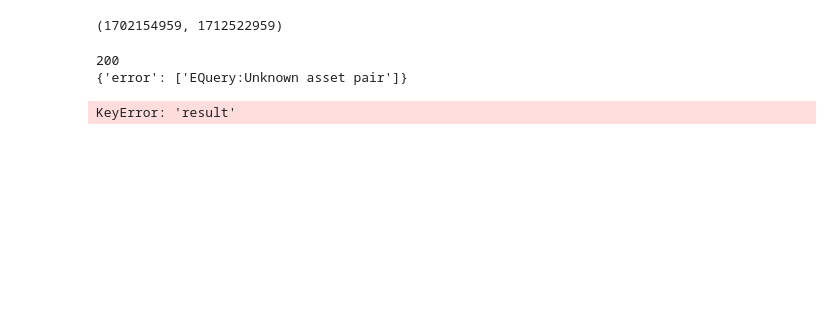
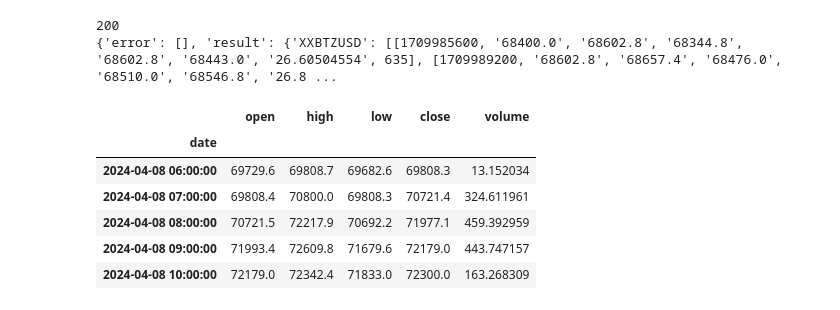
Before and after one commit to FridonAI/fridon-ai, a Jupyter notebook: playground/ta_assistant.ipynb, the cells around one changed output. Drawn from its saved outputs; the diff is of its cells as text; code cells hidden in the pictures; blank space fills up the shorter version.

Commit message:
fix: change fetching data from kraken api

```diff
--- a/playground/ta_assistant.ipynb
+++ b/playground/ta_assistant.ipynb
@@ -11,13 +11,3 @@ from langchain_openai import ChatOpenAI, OpenAI
 from langchain_core.prompts import ChatPromptTemplate, MessagesPlaceholder
 from langchain_core.output_parsers import StrOutputParser
 from getpass import getpass
-# %%
-time_to = int(datetime.now().timestamp())
-time_from = int((time_to - timedelta(days=120).total_seconds()))
-time_from, time_to
-# %% [output]
-(1702154959, 1712522959)
-# %%
-resp = requests.get('https://api.kraken.com/0/public/OHLC?pair=WIFUSD&interval=60&since=1701891170')
-
-data = resp.json()['result']['WIFUSD']
@@ -30,7 +18,7 @@ def read_ohlcv_date(symbol: str) -> pd.DataFrame:
     resp = requests.get(f'https://api.kraken.com/0/public/OHLC?pair={symbol.upper()}USD&interval=60&since={time_from}')
     print(resp.status_code)
     print(resp.json())
-    data = resp.json()['result'][f'{symbol.upper()}USD']
+    data = list(resp.json()['result'].values())[0]
     df = pd.DataFrame(data, columns=['time', 'open', 'high', 'low', 'close', 'vwap', 'volume', 'count'])
     df.drop(columns=['vwap', 'count'], inplace=True)
     df.rename(columns={'time': 'date'}, inplace=True)
@@ -44,12 +32,18 @@ def read_ohlcv_date(symbol: str) -> pd.DataFrame:
     df = df.iloc[:-1]
     return df
 # %%
-sol_df = read_ohlcv_date('boden')
+sol_df = read_ohlcv_date('btc')
 sol_df.tail()
 # %% [output]
 200
-{'error': ['EQuery:Unknown asset pair']}
+{'error': [], 'result': {'XXBTZUSD': [[1709985600, '68400.0', '68602.8', '68344.8', '68602.8', '68443.0', '26.60504554', 635], [1709989200, '68602.8', '68657.4', '68476.0', '68510.0', '68546.8', '26.8 ...
-KeyError: 'result'
+|  | open | high | low | close | volume |
+| date |  |  |  |  |  |
+| 2024-04-08 06:00:00 | 69729.6 | 69808.7 | 69682.6 | 69808.3 | 13.152034 |
+| 2024-04-08 07:00:00 | 69808.4 | 70800.0 | 69808.3 | 70721.4 | 324.611961 |
+| 2024-04-08 08:00:00 | 70721.5 | 72217.9 | 70692.2 | 71977.1 | 459.392959 |
+| 2024-04-08 09:00:00 | 71993.4 | 72609.8 | 71679.6 | 72179.0 | 443.747157 |
+| 2024-04-08 10:00:00 | 72179.0 | 72342.4 | 71833.0 | 72300.0 | 163.268309 |
 # %%
 sol_df.dtypes
 # %%
```
Also changed, not shown: parts of 1 cell of this notebook, 1 other file.
